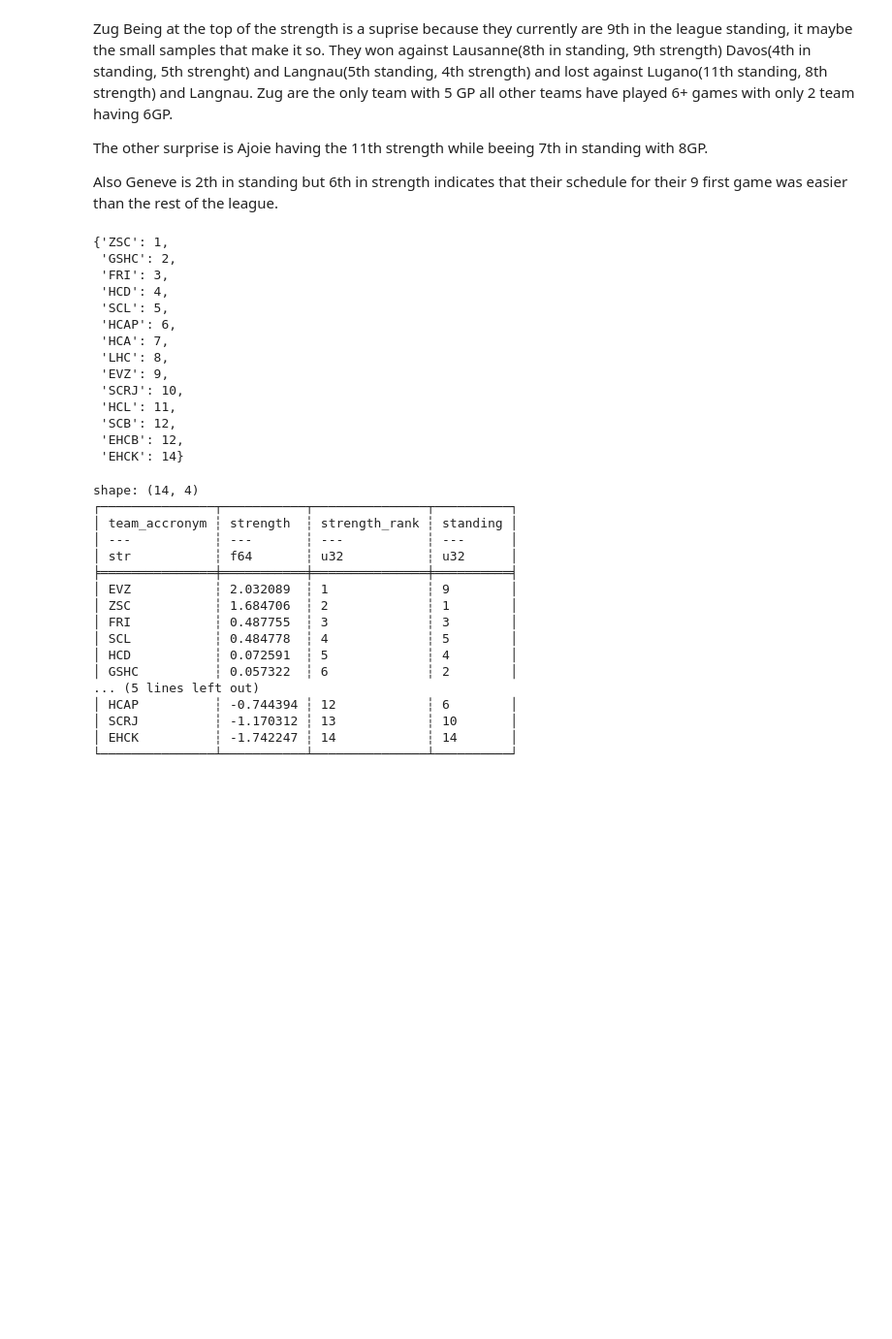
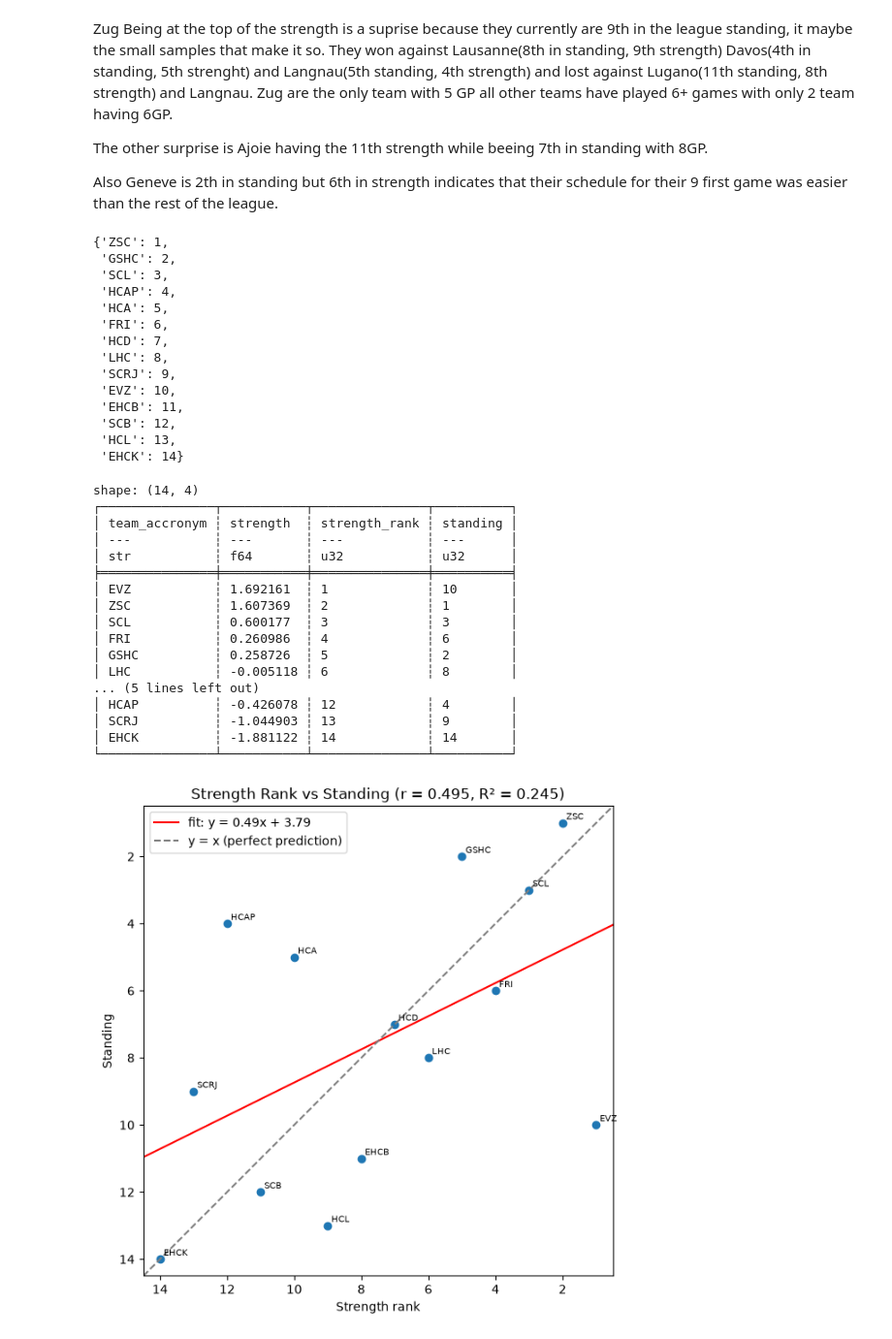
Before and after one commit to obaume/learning, a Jupyter notebook: sports-analytics/intro-sports-analytics/unit1/bradley_terry_assignement.ipynb, the cells around one changed output. Shown at 97% size. Saved outputs shown, nothing was run; the diff lists cells and outputs as text; code cells hidden in the pictures; blank space fills up the shorter version.

```diff
--- a/sports-analytics/intro-sports-analytics/unit1/bradley_terry_assignement.ipynb
+++ b/sports-analytics/intro-sports-analytics/unit1/bradley_terry_assignement.ipynb
@@ -198,22 +174,22 @@ The other surprise is Ajoie having the 11th strength while beeing 7th in standin
 
 Also Geneve is 2th in standing but 6th in strength indicates that their schedule for their 9 first game was easier than the rest of the league.
 # %%
-standing = {"ZSC":1, "GSHC":2, "FRI":3,"HCD":4,"SCL":5, "HCAP":6,"HCA":7, "LHC":8,"EVZ":9,"SCRJ":10, "HCL":11,"SCB":12,"EHCB":12,"EHCK":14}
+standing = {"ZSC":1, "GSHC":2, "SCL":3,"HCAP":4,"HCA":5, "FRI":6,"HCD":7, "LHC":8,"SCRJ":9,"EVZ":10, "EHCB":11,"SCB":12,"HCL":13,"EHCK":14}
 standing
 # %% [output]
 {'ZSC': 1,
  'GSHC': 2,
- 'FRI': 3,
- 'HCD': 4,
- 'SCL': 5,
- 'HCAP': 6,
- 'HCA': 7,
+ 'SCL': 3,
+ 'HCAP': 4,
+ 'HCA': 5,
+ 'FRI': 6,
+ 'HCD': 7,
  'LHC': 8,
- 'EVZ': 9,
- 'SCRJ': 10,
- 'HCL': 11,
+ 'SCRJ': 9,
+ 'EVZ': 10,
+ 'EHCB': 11,
  'SCB': 12,
- 'EHCB': 12,
+ 'HCL': 13,
  'EHCK': 14}
 # %%
 strength_df = strength_df.with_columns(
@@ -231,14 +207,43 @@ shape: (14, 4)
 │ ---           ┆ ---       ┆ ---           ┆ ---      │
 │ str           ┆ f64       ┆ u32           ┆ u32      │
 ╞═══════════════╪═══════════╪═══════════════╪══════════╡
-│ EVZ           ┆ 2.032089  ┆ 1             ┆ 9        │
-│ ZSC           ┆ 1.684706  ┆ 2             ┆ 1        │
-│ FRI           ┆ 0.487755  ┆ 3             ┆ 3        │
-│ SCL           ┆ 0.484778  ┆ 4             ┆ 5        │
-│ HCD           ┆ 0.072591  ┆ 5             ┆ 4        │
-│ GSHC          ┆ 0.057322  ┆ 6             ┆ 2        │
+│ EVZ           ┆ 1.692161  ┆ 1             ┆ 10       │
+│ ZSC           ┆ 1.607369  ┆ 2             ┆ 1        │
+│ SCL           ┆ 0.600177  ┆ 3             ┆ 3        │
+│ FRI           ┆ 0.260986  ┆ 4             ┆ 6        │
+│ GSHC          ┆ 0.258726  ┆ 5             ┆ 2        │
+│ LHC           ┆ -0.005118 ┆ 6             ┆ 8        │
 ... (5 lines left out)
-│ HCAP          ┆ -0.744394 ┆ 12            ┆ 6        │
-│ SCRJ          ┆ -1.170312 ┆ 13            ┆ 10       │
-│ EHCK          ┆ -1.742247 ┆ 14            ┆ 14       │
+│ HCAP          ┆ -0.426078 ┆ 12            ┆ 4        │
+│ SCRJ          ┆ -1.044903 ┆ 13            ┆ 9        │
+│ EHCK          ┆ -1.881122 ┆ 14            ┆ 14       │
 └───────────────┴───────────┴───────────────┴──────────┘
+# %%
+fx = strength_df["strength_rank"].to_numpy()
+sy = strength_df["standing"].to_numpy()
+teams = strength_df["team_accronym"].to_list()
+
+r = np.corrcoef(fx, sy)[0, 1]
+slope, intercept = np.polyfit(fx, sy, 1)
+
+fig, ax = plt.subplots(figsize=(8, 7))
+ax.scatter(fx, sy)
+
+# team labels
+for t, xi, yi in zip(teams, fx, sy):
+    ax.annotate(t, (xi, yi), fontsize=7, xytext=(3, 3), textcoords="offset points")
+
+# fitted line + perfect-prediction line
+lims = np.array([14.5, .5])  # min and max for x and y axes
+ax.plot(lims, slope * lims + intercept, color="red", label=f"fit: y = {slope:.2f}x + {intercept:.2f}")
+ax.plot(lims, lims, color="gray", linestyle="--", label="y = x (perfect prediction)")
+
+ax.set_xlim(lims); ax.set_ylim(lims)
+ax.set_aspect("equal")
+ax.set_xlabel("Strength rank")
+ax.set_ylabel("Standing")
+ax.set_title(f"Strength Rank vs Standing (r = {r:.3f}, R² = {r**2:.3f})")
+ax.legend()
+plt.show()
+# %% [output]
+[figure, added]
```
Also changed, not shown: parts of 8 cells of this notebook.
